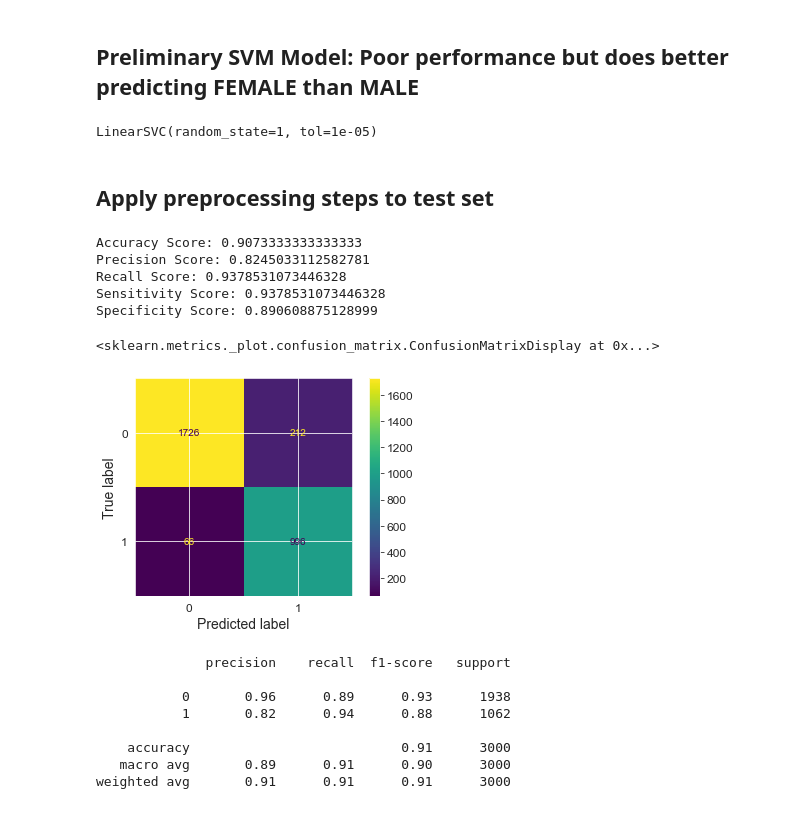
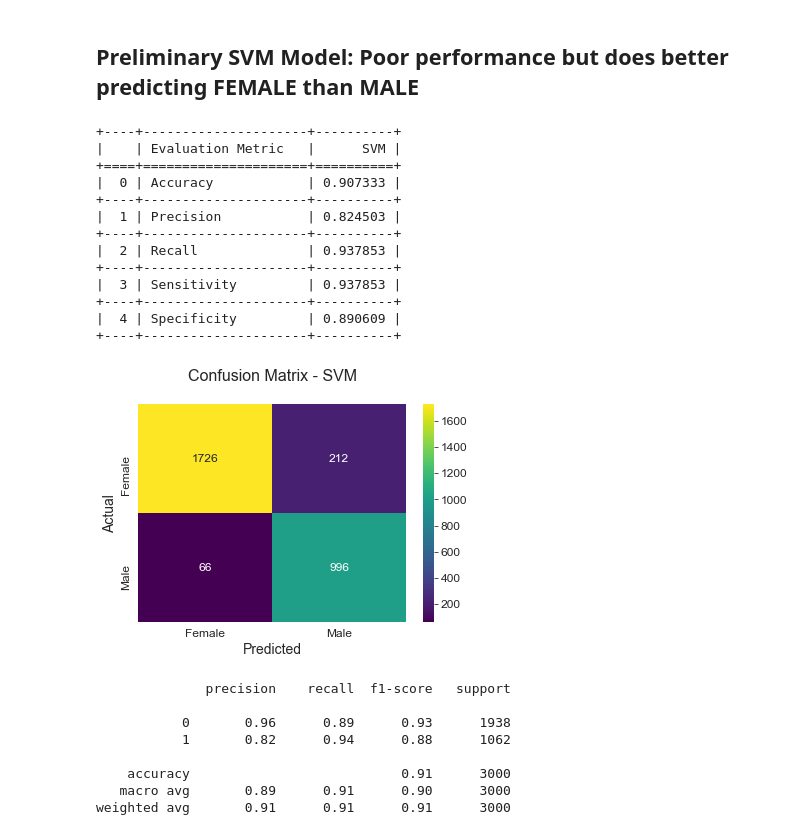
Before and after one commit to HNStaggs/Clinical-Trial-Gender-Gaps, a Jupyter notebook: DataProcessing.ipynb, the cells around one changed output. Drawn from its saved outputs; the diff is of its cells as text; code cells hidden in the pictures.

Commit message:
add logreg model, consolidate model results

```diff
--- a/DataProcessing.ipynb
+++ b/DataProcessing.ipynb
@@ -892,7 +891,36 @@ resampled_df.head()
 # %%
 svm_model = LinearSVC(random_state = 1, tol = 1e-5)
 svm_model.fit(resampled_tfidf, resampled_df['Sex'])
+y_pred_svm = svm_model.predict(X_test_tfidf)
+
+svm_accuracy = accuracy_score(y_test, y_pred_svm)
+svm_precision = precision_score(y_test, y_pred_svm)
+svm_recall = recall_score(y_test, y_pred_svm)
+svm_sensitivity =sensitivity_score(y_test, y_pred_svm)
+svm_specificity = specificity_score(y_test, y_pred_svm)
+
+evaluation_metrics = ['Accuracy', 'Precision', 'Recall', 'Sensitivity', 'Specificity']
+svm_scores = [svm_accuracy, svm_precision, svm_recall, svm_sensitivity, svm_specificity]
+
+svm_results_df = pd.DataFrame({
+    'Evaluation Metric': evaluation_metrics,
+    'SVM': svm_scores
+})
+
+#SVM Evaluation Metrics
+
+print(tabulate(svm_results_df, headers='keys', tablefmt='grid'))
 # %% [output]
-LinearSVC(random_state=1, tol=1e-05)
++----+---------------------+----------+
+|    | Evaluation Metric   |      SVM |
++====+=====================+==========+
+|  0 | Accuracy            | 0.907333 |
++----+---------------------+----------+
+|  1 | Precision           | 0.824503 |
++----+---------------------+----------+
+|  2 | Recall              | 0.937853 |
++----+---------------------+----------+
+|  3 | Sensitivity         | 0.937853 |
++----+---------------------+----------+
+|  4 | Specificity         | 0.890609 |
++----+---------------------+----------+
-# %% [markdown]
-## Apply preprocessing steps to test set
@@ -905,20 +927,12 @@ y_pred = svm_model.predict(X_test_tfidf)
-# %%
-print('Accuracy Score:', accuracy_score(y_test, y_pred))
-print('Precision Score:', precision_score(y_test, y_pred))
-print('Recall Score:', recall_score(y_test, y_pred))
-print('Sensitivity Score:', sensitivity_score(y_test, y_pred))
-print('Specificity Score:', specificity_score(y_test, y_pred))
-# %% [output]
-Accuracy Score: 0.9073333333333333
-Precision Score: 0.8245033112582781
-Recall Score: 0.9378531073446328
-Sensitivity Score: 0.9378531073446328
-Specificity Score: 0.890608875128999
-# %%
-cm = confusion_matrix(y_test, y_pred, labels = svm_model.classes_)
-cm_disp = ConfusionMatrixDisplay(cm, display_labels=svm_model.classes_)
-cm_disp.plot()
-# %% [output]
-<sklearn.metrics._plot.confusion_matrix.ConfusionMatrixDisplay at 0x...>
-[figure, removed]
+# %%
+cm = confusion_matrix(y_test, y_pred_svm)
+#sns.heatmap(cm, annot=True, cmap='Blues', fmt='g', xticklabels=svm_model.classes_, yticklabels=svm_model.classes_)
+sns.heatmap(cm, annot=True, cmap='viridis', fmt='g', xticklabels=['Female', 'Male'],
+            yticklabels=['Female', 'Male'], annot_kws={"size": 12})
+plt.xlabel('Predicted')
+plt.ylabel('Actual')
+plt.title('Confusion Matrix - SVM\n')
+plt.show()
+# %% [output]
+[figure, added]
 # %%
```
Also changed, not shown: parts of 18 cells of this notebook.
